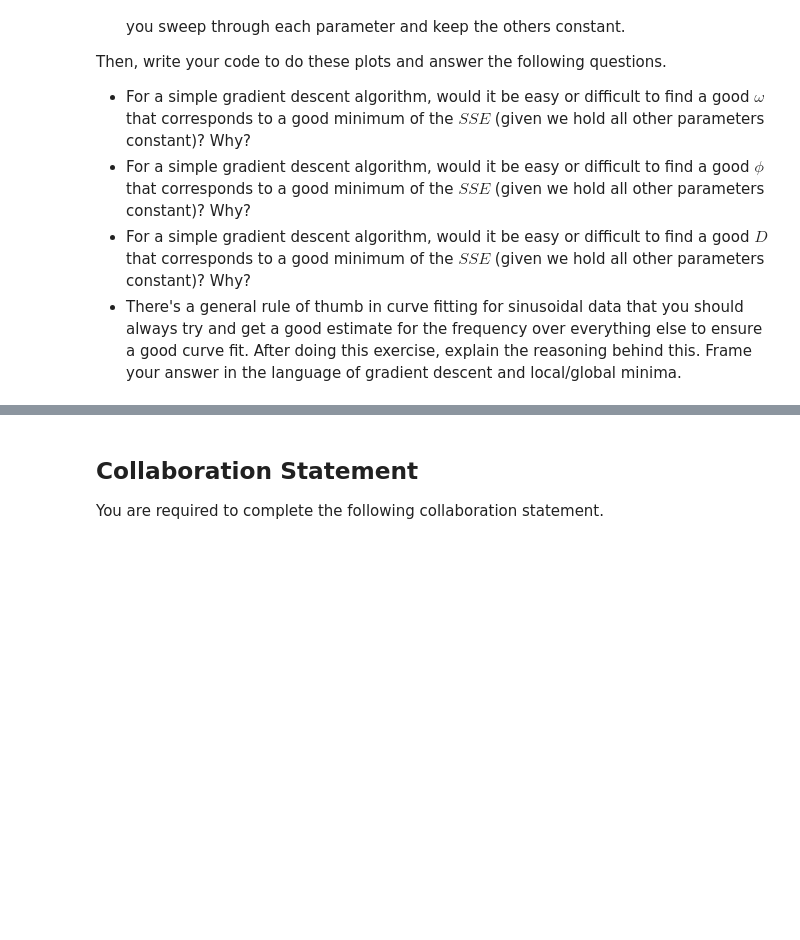
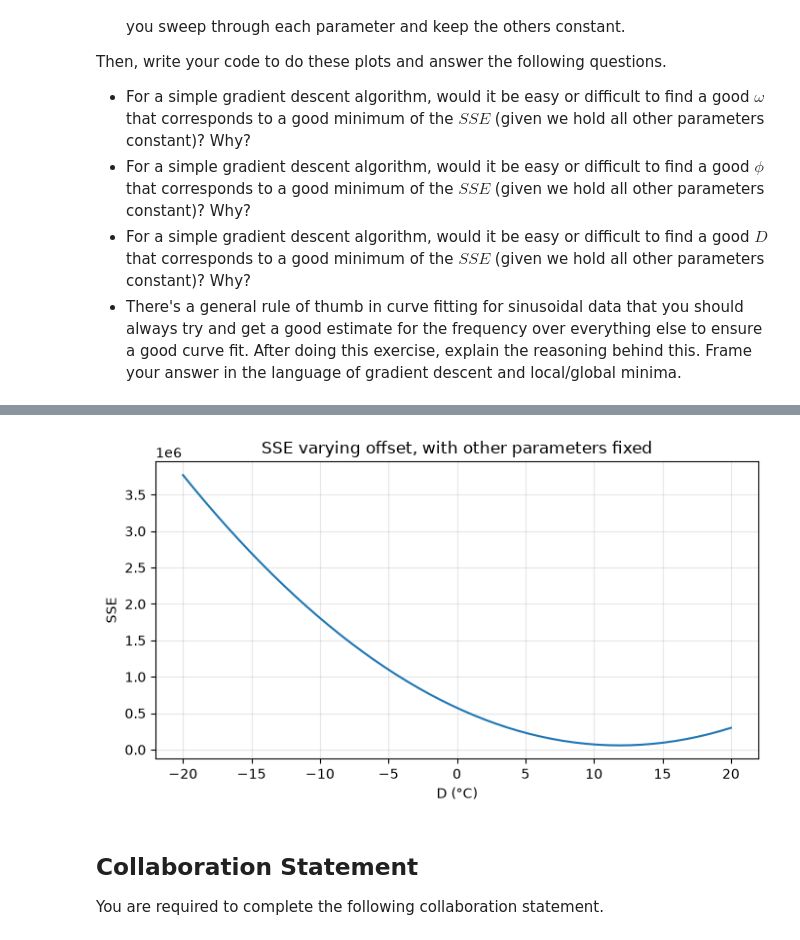
Before and after one commit to yzFrankli/cs31_env, a Jupyter notebook: labs/week5/week5.ipynb, the cells around one changed output, grey strips where cells are left out. Drawn from its saved outputs; the diff is of its cells as text; code cells hidden in the pictures; blank space fills up the shorter version.

```diff
--- a/labs/week5/week5.ipynb
+++ b/labs/week5/week5.ipynb
@@ -625,7 +660,17 @@ sweep_phi= np.linspace(0, 4*np.pi)
 # %%
 # Sweep through possible offsets
 sweep_offset= np.linspace(-20, 20)
-...
+sse_sweep_offset = [sum_squared_error_cos([pred_amp, pred_omega, pred_phi, value]) for value in sweep_offset]
+plt.figure(figsize=(7, 4))
+plt.plot(sweep_offset, sse_sweep_offset)
+plt.xlabel("D (°C)")
+plt.ylabel("SSE")
+plt.title("SSE varying offset, with other parameters fixed")
+plt.grid(alpha=0.3)
+plt.tight_layout()
+plt.show()
+# %% [output]
+[figure, added]
 # %% [markdown]
 ## **Collaboration Statement**
 
```
Also changed, not shown: parts of 18 cells of this notebook, 2 other files.
